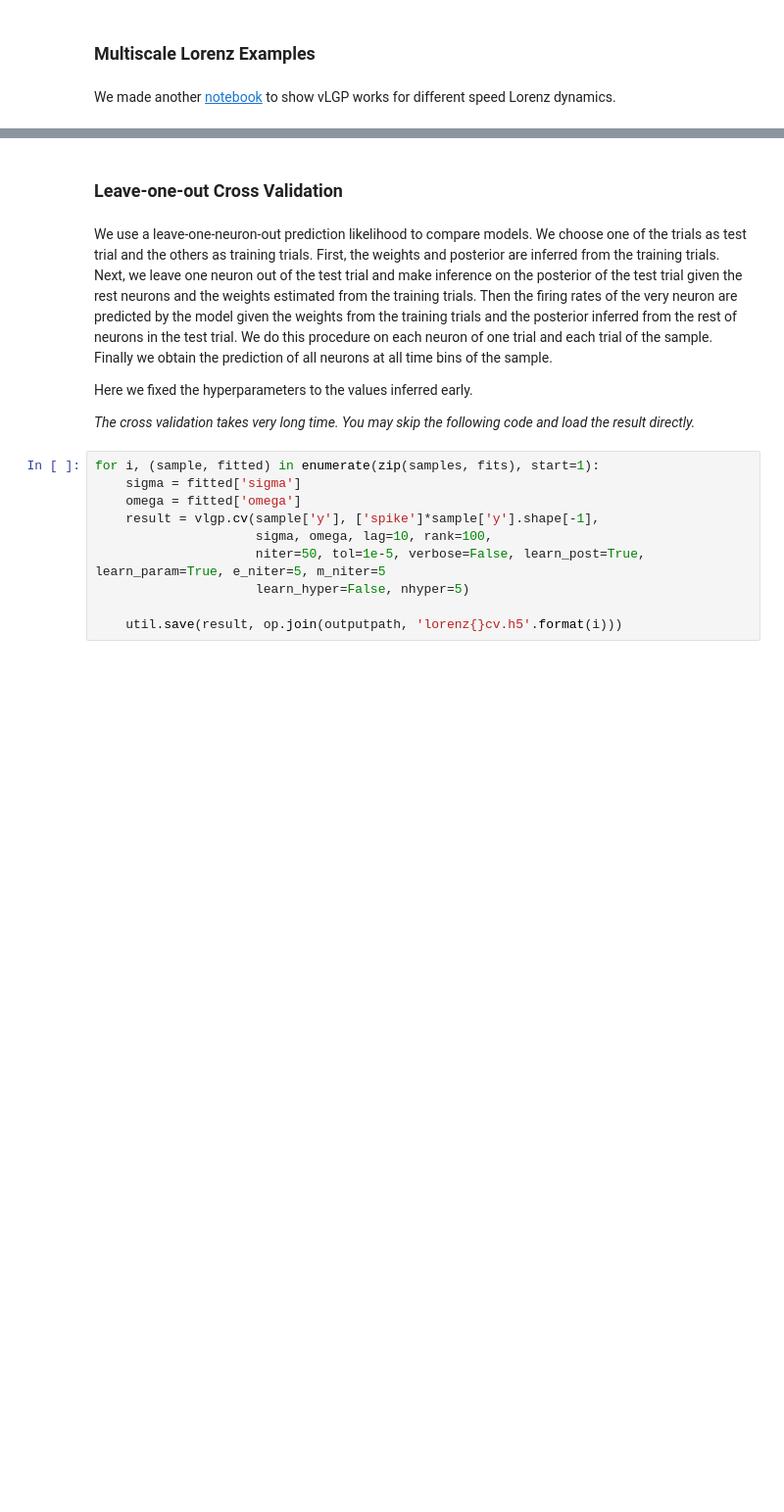
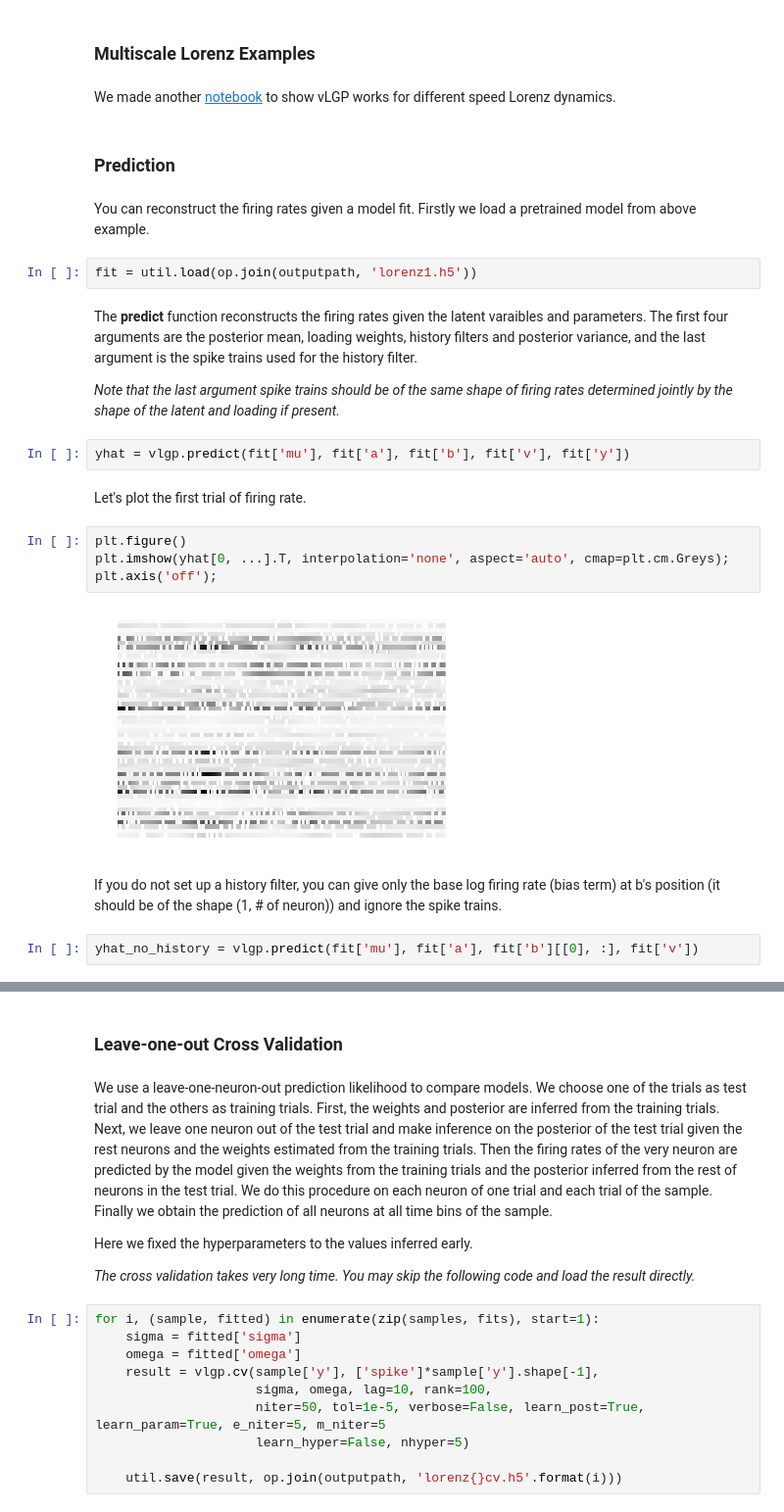
Before and after one commit to catniplab/vlgp, a Jupyter notebook: tutorial.ipynb, the cells around one changed output, grey strips where cells are left out. Shown: that part at 98% size. Drawn from its saved outputs; the diff is of its cells as text; blank space fills up the shorter version.

Commit message:
updated predict

```diff
--- a/tutorial.ipynb
+++ b/tutorial.ipynb
@@ -148,3 +145,28 @@ plt.tight_layout()
 ### Multiscale Lorenz Examples
 # %% [markdown]
 We made another [notebook](notebook/lorenz.ipynb) to show vLGP works for different speed Lorenz dynamics.
+# %% [markdown]
+### Prediction
+# %% [markdown]
+You can reconstruct the firing rates given a model fit.
+Firstly we load a pretrained model from above example.
+# %%
+fit = util.load(op.join(outputpath, 'lorenz1.h5'))
+# %% [markdown]
+The **predict** function reconstructs the firing rates given the latent varaibles and parameters. The first four arguments are the posterior mean, loading weights, history filters and posterior variance, and the last argument is the spike trains used for the history filter.
+
+*Note that the last argument spike trains should be of the same shape of firing rates determined jointly by the shape of the latent and loading if present.*
+# %%
+yhat = vlgp.predict(fit['mu'], fit['a'], fit['b'], fit['v'], fit['y'])
+# %% [markdown]
+Let's plot the first trial of firing rate.
+# %%
+plt.figure()
+plt.imshow(yhat[0, ...].T, interpolation='none', aspect='auto', cmap=plt.cm.Greys);
+plt.axis('off');
+# %% [output]
+[figure, added]
+# %% [markdown]
+If you do not set up a history filter, you can give only the base log firing rate (bias term) at b's position (it should be of the shape (1, # of neuron)) and ignore the spike trains.
+# %%
+yhat_no_history = vlgp.predict(fit['mu'], fit['a'], fit['b'][[0], :], fit['v'])
```
Also changed, not shown: parts of 5 cells of this notebook, 6 other files.
